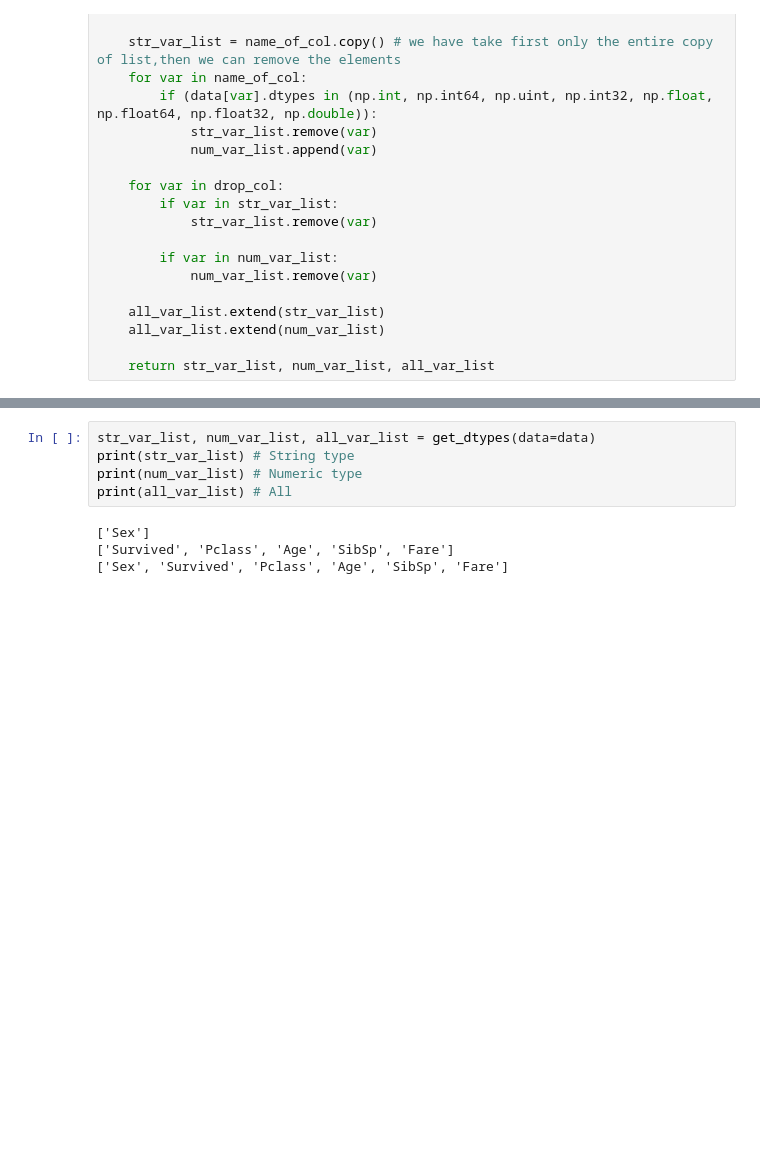
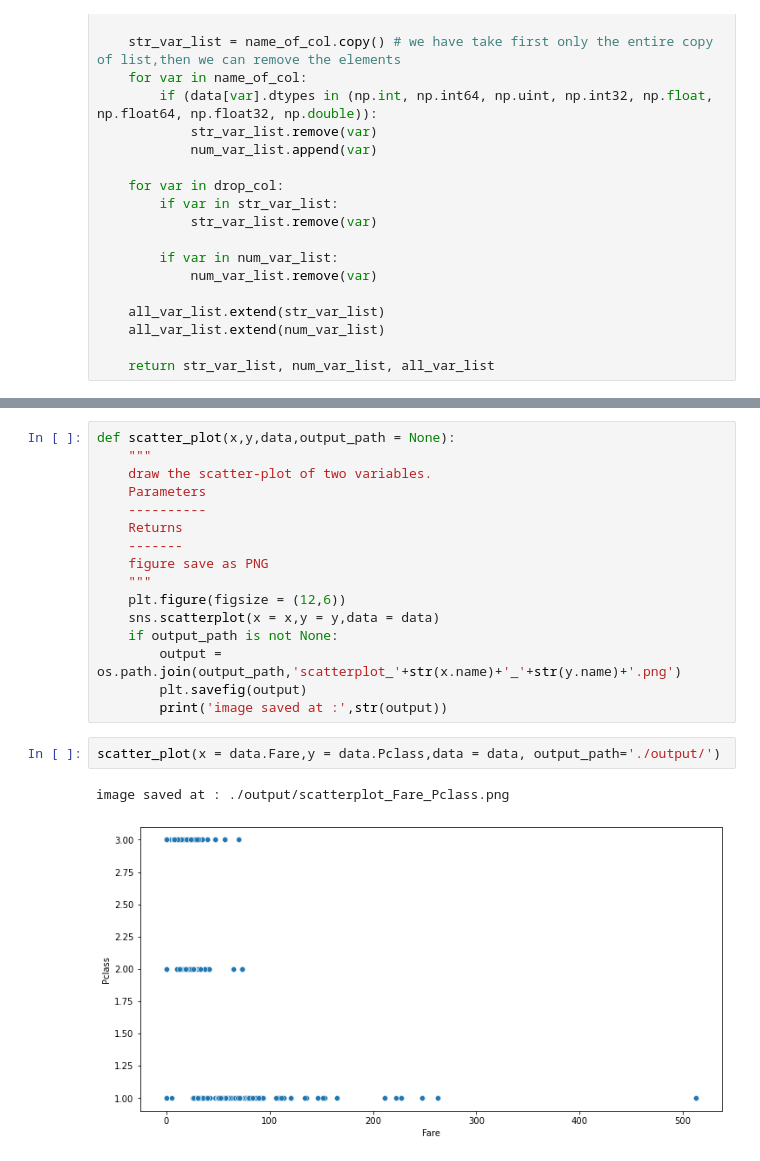
Before and after one commit to onlyabhilash/SimpleFeatureEnggFun, a Jupyter notebook: explore.ipynb, the cells around one changed output, grey strips where cells are left out. Saved outputs shown, nothing was run; the diff lists cells and outputs as text; blank space fills up the shorter version.

```diff
--- a/explore.ipynb
+++ b/explore.ipynb
@@ -143,9 +170,21 @@ result saved at : ./output/describe.csv
+# %%
+def scatter_plot(x,y,data,output_path = None):
+    """
+    draw the scatter-plot of two variables.
+    Parameters
+    ----------
+    Returns
+    -------
+    figure save as PNG
+    """
+    plt.figure(figsize = (12,6))
+    sns.scatterplot(x = x,y = y,data = data)
+    if output_path is not None:
+        output = os.path.join(output_path,'scatterplot_'+str(x.name)+'_'+str(y.name)+'.png')
+        plt.savefig(output)
+        print('image saved at :',str(output))
 # %%
-str_var_list, num_var_list, all_var_list = get_dtypes(data=data)
-print(str_var_list) # String type
-print(num_var_list) # Numeric type
-print(all_var_list) # All
+scatter_plot(x = data.Fare,y = data.Pclass,data = data, output_path='./output/')
 # %% [output]
-['Sex']
-['Survived', 'Pclass', 'Age', 'SibSp', 'Fare']
-['Sex', 'Survived', 'Pclass', 'Age', 'SibSp', 'Fare']
+image saved at : ./output/scatterplot_Fare_Pclass.png
+[figure, added]
```
Also changed, not shown: parts of 18 cells of this notebook, 7 other files.
